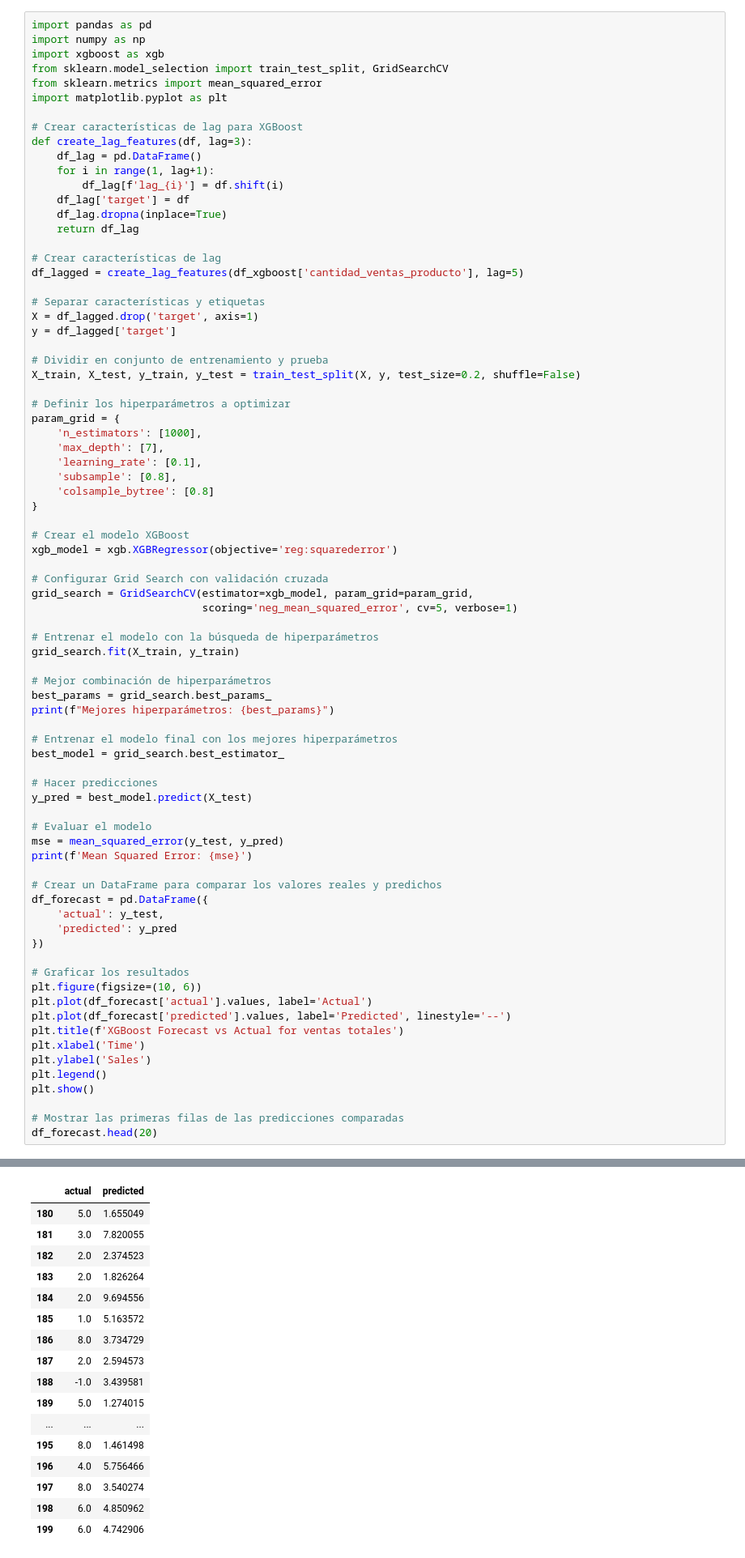
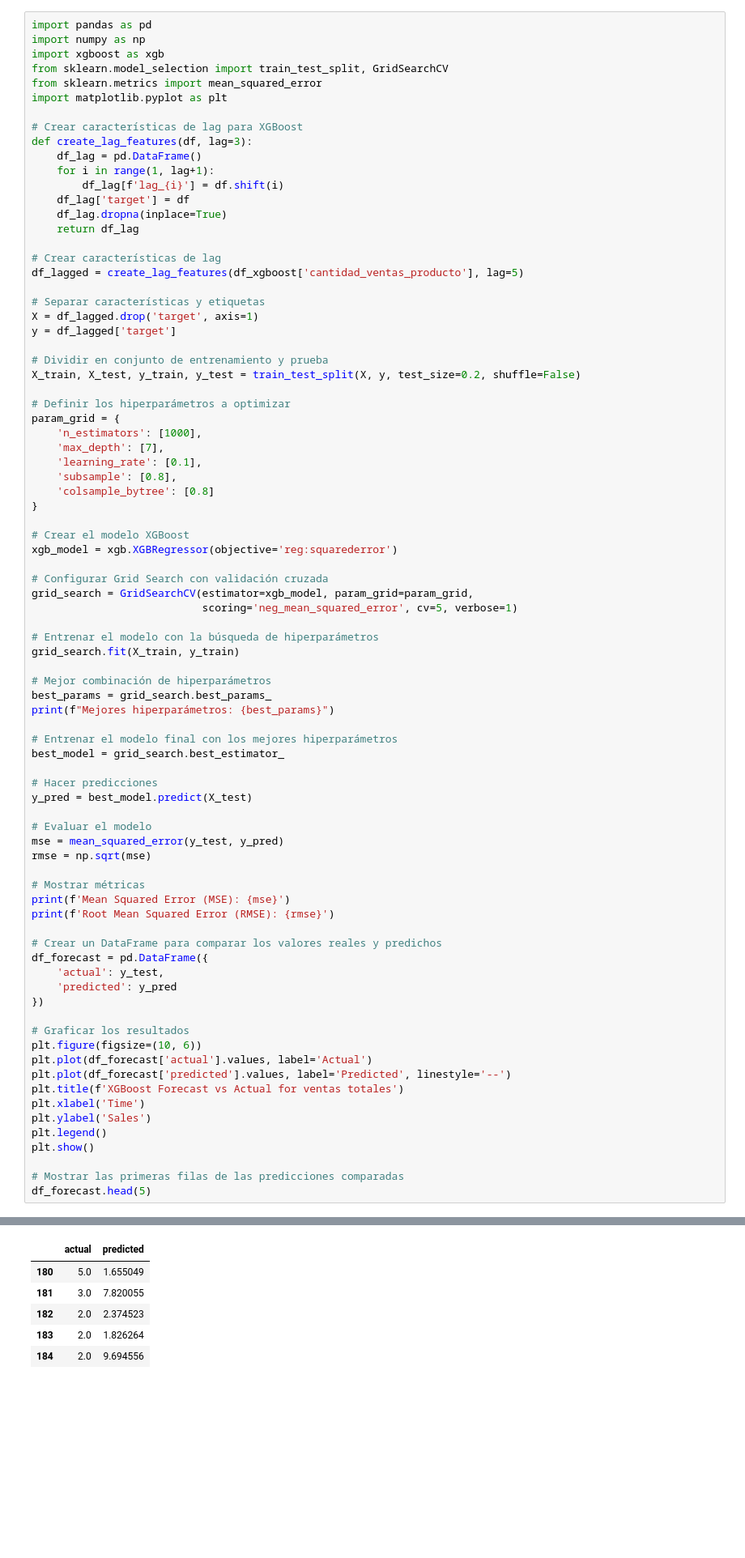
Before and after one commit to juanspadaro/forecasting_for_planning, a Jupyter notebook: XGBoost/forecast_facturapp_xgboost_v1.ipynb, the cells around one changed output, grey strips where cells are left out. Shown at 81% size. Saved outputs shown, nothing was run; the diff lists cells and outputs as text; blank space fills up the shorter version.

```diff
--- a/XGBoost/forecast_facturapp_xgboost_v1.ipynb
+++ b/XGBoost/forecast_facturapp_xgboost_v1.ipynb
@@ -180,7 +185,11 @@ y_pred = best_model.predict(X_test)
 
 # Evaluar el modelo
 mse = mean_squared_error(y_test, y_pred)
-print(f'Mean Squared Error: {mse}')
+rmse = np.sqrt(mse)
+
+# Mostrar métricas
+print(f'Mean Squared Error (MSE): {mse}')
+print(f'Root Mean Squared Error (RMSE): {rmse}')
 
 # Crear un DataFrame para comparar los valores reales y predichos
 df_forecast = pd.DataFrame({
@@ -199,7 +208,7 @@ plt.legend()
 plt.show()
 
 # Mostrar las primeras filas de las predicciones comparadas
-df_forecast.head(20)
+df_forecast.head(5)
 # %% [output]
 Fitting 5 folds for each of 1 candidates, totalling 5 fits
 Mejores hiperparámetros: {'colsample_bytree': 0.8, 'learning_rate': 0.1, 'max_depth': 7, 'n_estimators': 1000, 'subsample': 0.8}
@@ -207,21 +217,10 @@ Mean Squared Error: 15.166302513068702
 [figure]
 |  | actual | predicted |
 | 180 | 5.0 | 1.655049 |
 | 181 | 3.0 | 7.820055 |
 | 182 | 2.0 | 2.374523 |
 | 183 | 2.0 | 1.826264 |
 | 184 | 2.0 | 9.694556 |
-| 185 | 1.0 | 5.163572 |
-| 186 | 8.0 | 3.734729 |
-| 187 | 2.0 | 2.594573 |
-| 188 | -1.0 | 3.439581 |
-| 189 | 5.0 | 1.274015 |
-| ... | ... | ... |
-| 195 | 8.0 | 1.461498 |
-| 196 | 4.0 | 5.756466 |
-| 197 | 8.0 | 3.540274 |
-| 198 | 6.0 | 4.850962 |
-| 199 | 6.0 | 4.742906 |
 # %% [markdown]
 ##### Opción 2
 # %%
```
Also changed, not shown: parts of 4 cells of this notebook, 2 other files.
